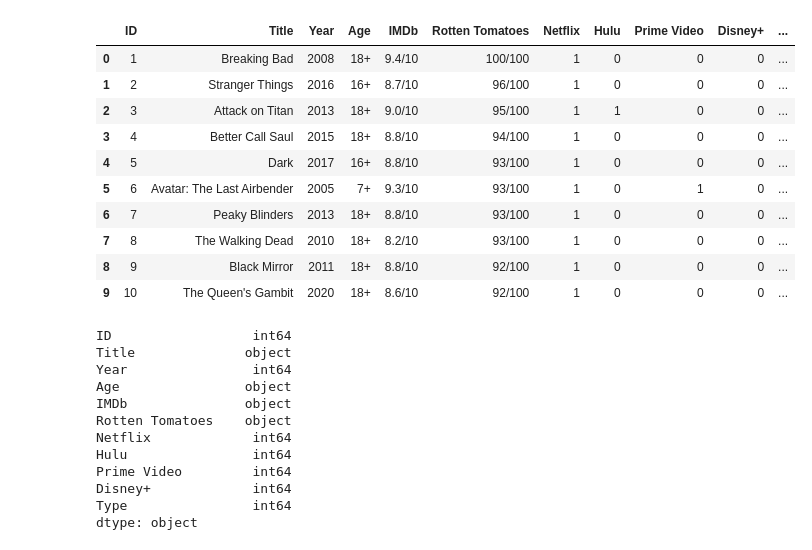
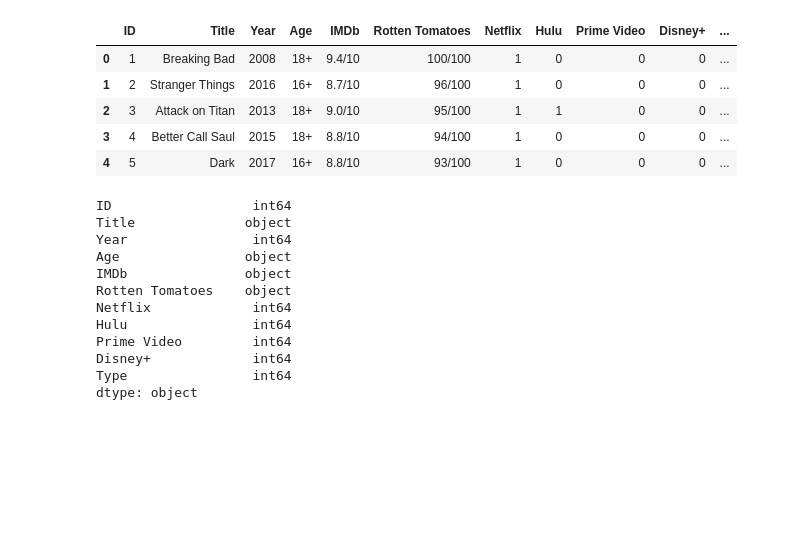
Before and after one commit to sabaafirdous/Test-repo, a Jupyter notebook: datacleaning1.ipynb, the cells around one changed output. Saved outputs shown, nothing was run; the diff lists cells and outputs as text; code cells hidden in the pictures; blank space fills up the shorter version.

```diff
--- a/datacleaning1.ipynb
+++ b/datacleaning1.ipynb
@@ -6,20 +6,15 @@ import pandas as pd
 df = pd.read_csv('https://raw.githubusercontent.com/zeerakb1/dataset/main/tv_shows.csv', index_col='Unnamed: 0')
 # %%
 
-x= df.head(10)
+x= df.head(5)
 x
 # %% [output]
 |  | ID | Title | Year | Age | IMDb | Rotten Tomatoes | Netflix | Hulu | Prime Video | Disney+ | ... |
 | 0 | 1 | Breaking Bad | 2008 | 18+ | 9.4/10 | 100/100 | 1 | 0 | 0 | 0 | ... |
 | 1 | 2 | Stranger Things | 2016 | 16+ | 8.7/10 | 96/100 | 1 | 0 | 0 | 0 | ... |
 | 2 | 3 | Attack on Titan | 2013 | 18+ | 9.0/10 | 95/100 | 1 | 1 | 0 | 0 | ... |
 | 3 | 4 | Better Call Saul | 2015 | 18+ | 8.8/10 | 94/100 | 1 | 0 | 0 | 0 | ... |
 | 4 | 5 | Dark | 2017 | 16+ | 8.8/10 | 93/100 | 1 | 0 | 0 | 0 | ... |
-| 5 | 6 | Avatar: The Last Airbender | 2005 | 7+ | 9.3/10 | 93/100 | 1 | 0 | 1 | 0 | ... |
-| 6 | 7 | Peaky Blinders | 2013 | 18+ | 8.8/10 | 93/100 | 1 | 0 | 0 | 0 | ... |
-| 7 | 8 | The Walking Dead | 2010 | 18+ | 8.2/10 | 93/100 | 1 | 0 | 0 | 0 | ... |
-| 8 | 9 | Black Mirror | 2011 | 18+ | 8.8/10 | 92/100 | 1 | 0 | 0 | 0 | ... |
-| 9 | 10 | The Queen's Gambit | 2020 | 18+ | 8.6/10 | 92/100 | 1 | 0 | 0 | 0 | ... |
 # %%
 df.dtypes
 # %% [output]
```
